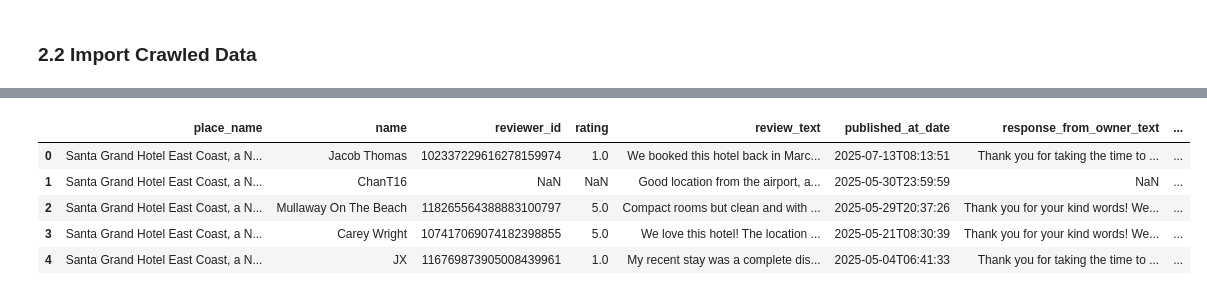
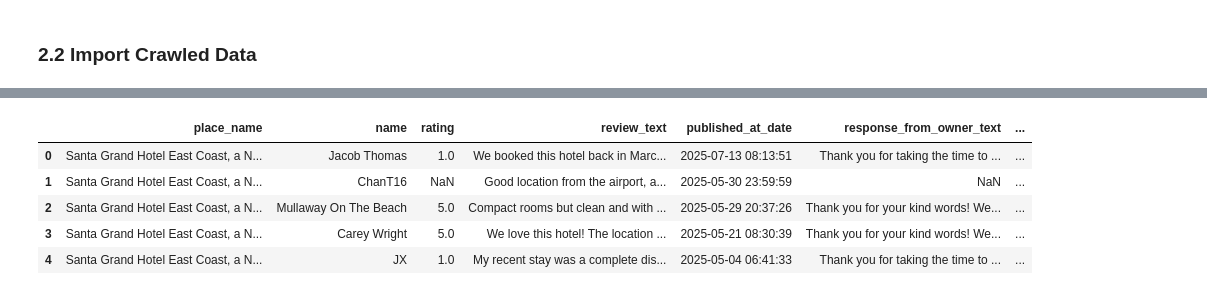
Before and after one commit to yuenning/3pandas, a Jupyter notebook: 02_data_preprocessing.ipynb, the cells around one changed output, grey strips where cells are left out. Drawn from its saved outputs; the diff is of its cells as text; code cells hidden in the pictures.

```diff
--- a/02_data_preprocessing.ipynb
+++ b/02_data_preprocessing.ipynb
@@ -226,14 +228,18 @@ healthcare_reviews_df.head()
 # %%
 hospitality_reviews_df = hospitality_reviews_df.drop(
     columns=['place_id', 'review_link', 'review_id', 'reviewer_profile', 'experience_details',
-             'published_at', 'review_translated_text', 'response_from_owner_translated_text']
+             'published_at', 'review_translated_text', 'response_from_owner_translated_text',
+             'response_from_owner_ago', 'reviewer_id']
 )
 
+hospitality_reviews_df['published_at_date'] = pd.to_datetime(hospitality_reviews_df['published_at_date'])
+hospitality_reviews_df['response_from_owner_date'] = pd.to_datetime(hospitality_reviews_df['response_from_owner_date'])
+
 hospitality_reviews_df.head()
 # %% [output]
-|  | place_name | name | reviewer_id | rating | review_text | published_at_date | response_from_owner_text | ... |
-| 0 | Santa Grand Hotel East Coast, a N... | Jacob Thomas | 102337229616278159974 | 1.0 | We booked this hotel back in Marc... | 2025-07-13T08:13:51 | Thank you for taking the time to ... | ... |
-| 1 | Santa Grand Hotel East Coast, a N... | ChanT16 | NaN | NaN | Good location from the airport, a... | 2025-05-30T23:59:59 | NaN | ... |
-| 2 | Santa Grand Hotel East Coast, a N... | Mullaway On The Beach | 118265564388883100797 | 5.0 | Compact rooms but clean and with ... | 2025-05-29T20:37:26 | Thank you for your kind words! We... | ... |
-| 3 | Santa Grand Hotel East Coast, a N... | Carey Wright | 107417069074182398855 | 5.0 | We love this hotel! The location ... | 2025-05-21T08:30:39 | Thank you for your kind words! We... | ... |
-| 4 | Santa Grand Hotel East Coast, a N... | JX | 116769873905008439961 | 1.0 | My recent stay was a complete dis... | 2025-05-04T06:41:33 | Thank you for taking the time to ... | ... |
+|  | place_name | name | rating | review_text | published_at_date | response_from_owner_text | ... |
+| 0 | Santa Grand Hotel East Coast, a N... | Jacob Thomas | 1.0 | We booked this hotel back in Marc... | 2025-07-13 08:13:51 | Thank you for taking the time to ... | ... |
+| 1 | Santa Grand Hotel East Coast, a N... | ChanT16 | NaN | Good location from the airport, a... | 2025-05-30 23:59:59 | NaN | ... |
+| 2 | Santa Grand Hotel East Coast, a N... | Mullaway On The Beach | 5.0 | Compact rooms but clean and with ... | 2025-05-29 20:37:26 | Thank you for your kind words! We... | ... |
+| 3 | Santa Grand Hotel East Coast, a N... | Carey Wright | 5.0 | We love this hotel! The location ... | 2025-05-21 08:30:39 | Thank you for your kind words! We... | ... |
+| 4 | Santa Grand Hotel East Coast, a N... | JX | 1.0 | My recent stay was a complete dis... | 2025-05-04 06:41:33 | Thank you for taking the time to ... | ... |
```
Also changed, not shown: parts of 1 cell of this notebook.
